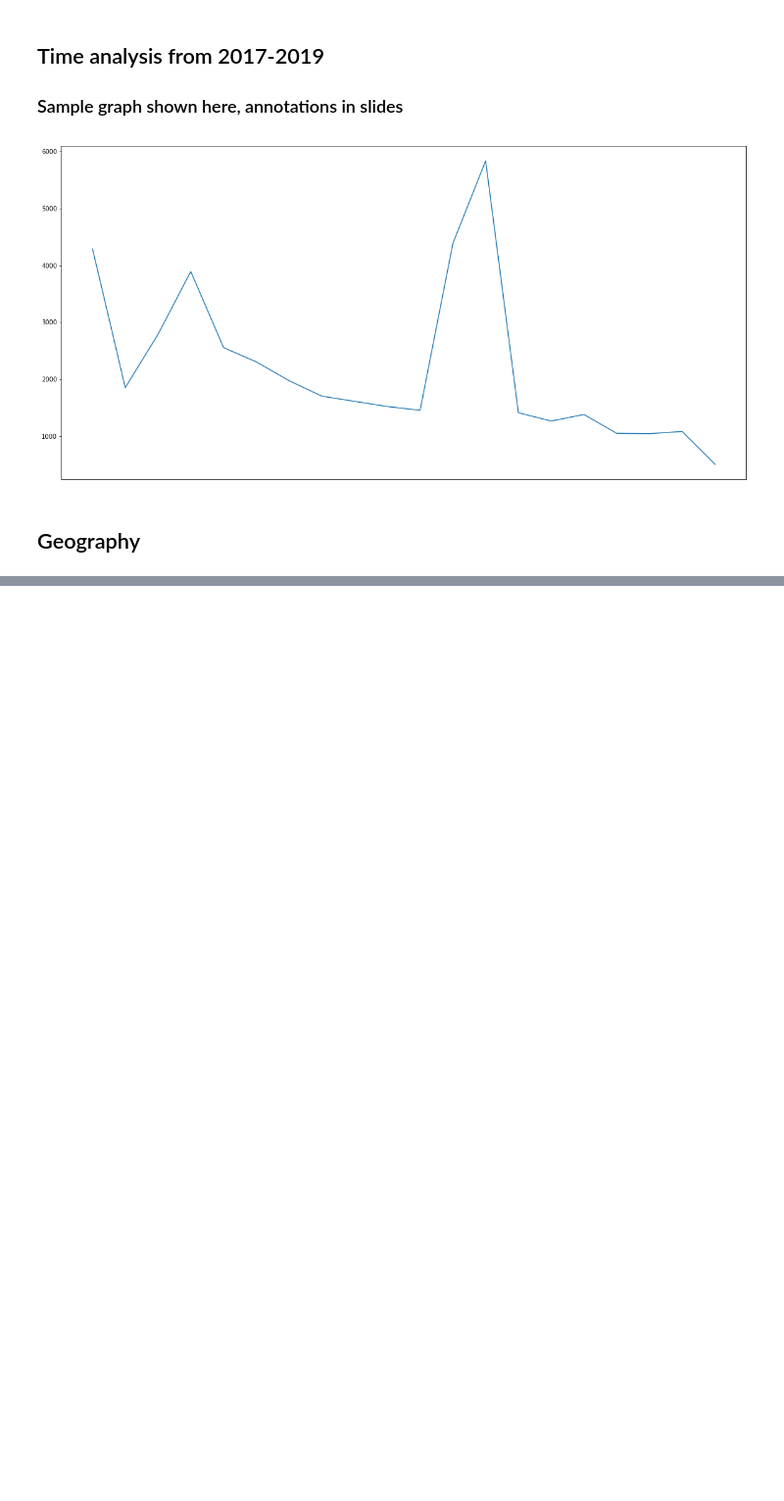
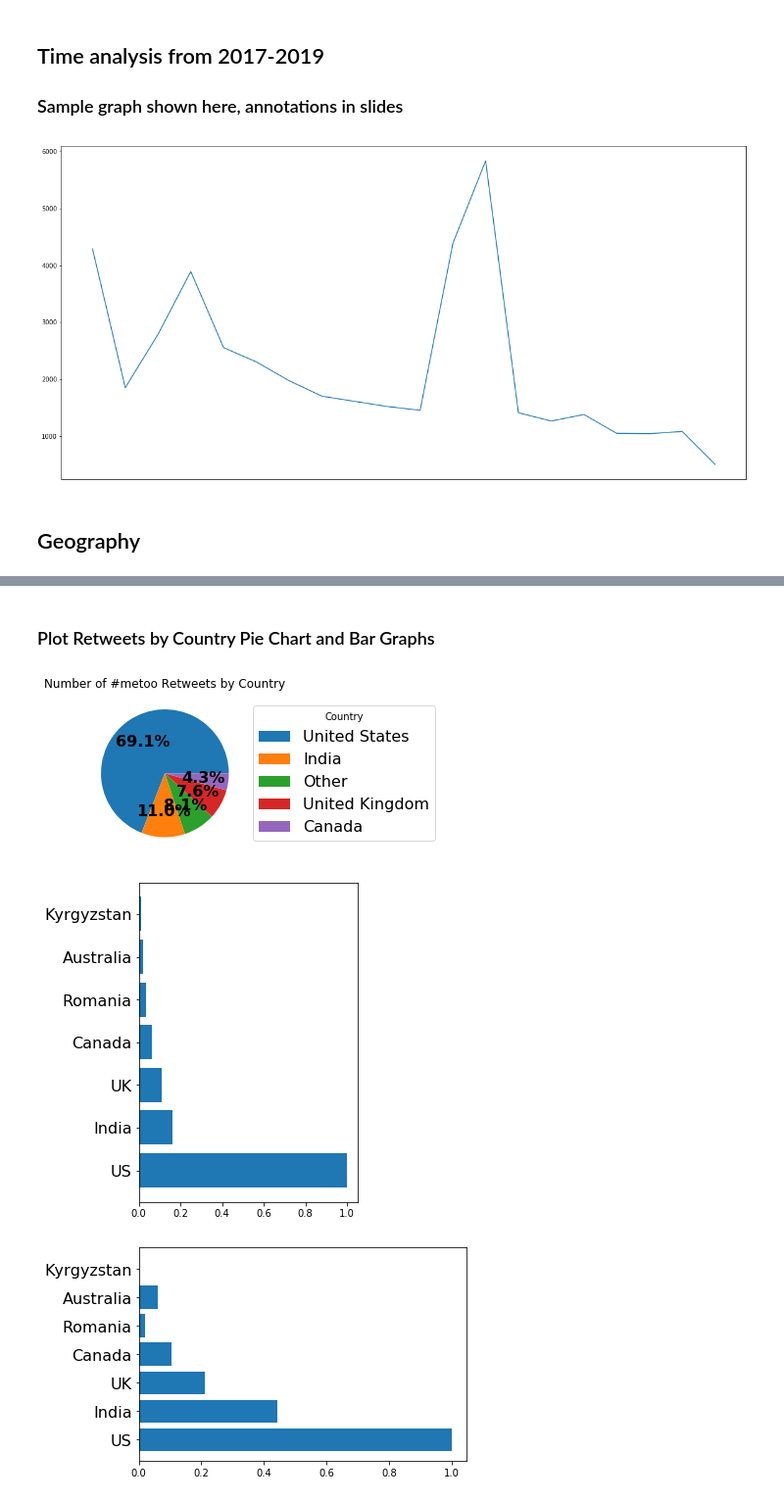
Before and after one commit to ktl014/MeToo, a Jupyter notebook: visualize_notebook.ipynb, the cells around one changed output, grey strips where cells are left out. Shown at 98% size. Drawn from its saved outputs; the diff is of its cells as text; code cells hidden in the pictures; blank space fills up the shorter version.

```diff
--- a/visualize_notebook.ipynb
+++ b/visualize_notebook.ipynb
@@ -46,0 +90,10 @@ Import functions that return whatever you need for plotting the maps, and plot e
+# %% [markdown]
+### Plot Retweets by Country Pie Chart and Bar Graphs
+# %%
+minimal_retweets_by_country = ut.get_minimal_retweets_by_country(retweets_by_country_dict)
+
+ut.generate_retweets_plots(minimal_retweets_by_country)
+# %% [output]
+[figure, added]
+[figure, added]
+[figure, added]
```
Also changed, not shown: parts of 7 cells of this notebook, 4 other files.
